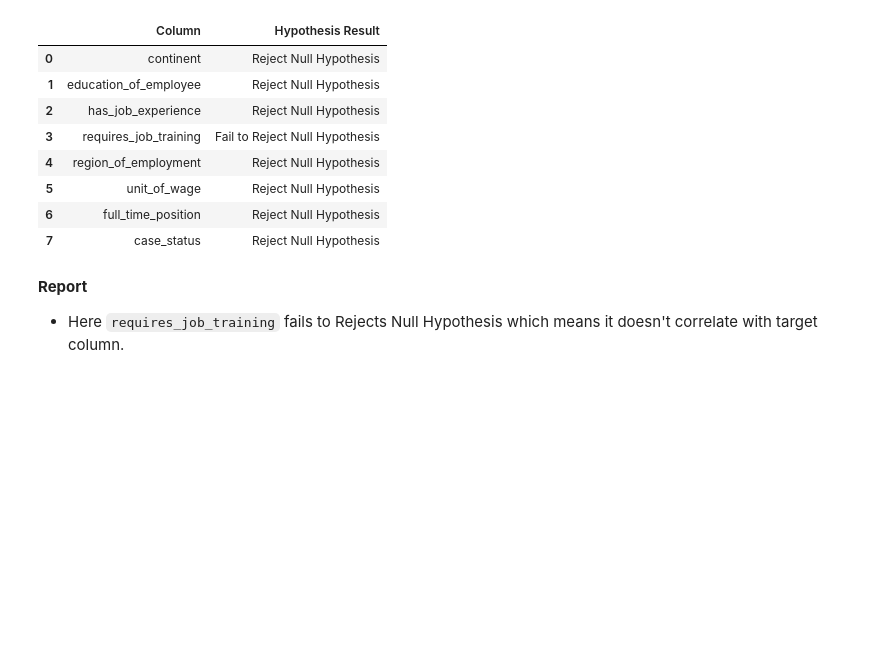
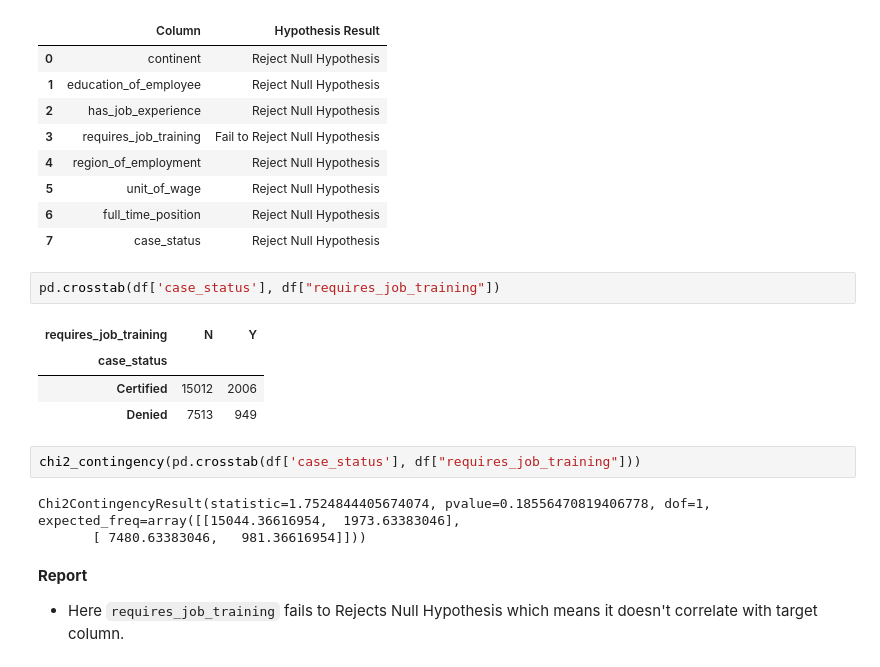
Before and after one commit to msiddhesh/US_VISA_Approval_Analysis, a Jupyter notebook: EDA.ipynb, the cells around one changed output. Cells and saved outputs as stored; diff of their text form; blank space fills up the shorter version.

```diff
--- a/EDA.ipynb
+++ b/EDA.ipynb
@@ -298,6 +298,18 @@ result
 | 5 | unit_of_wage | Reject Null Hypothesis |
 | 6 | full_time_position | Reject Null Hypothesis |
 | 7 | case_status | Reject Null Hypothesis |
+# %%
+pd.crosstab(df['case_status'], df["requires_job_training"])
+# %% [output]
+| requires_job_training | N | Y |
+| case_status |  |  |
+| Certified | 15012 | 2006 |
+| Denied | 7513 | 949 |
+# %%
+chi2_contingency(pd.crosstab(df['case_status'], df["requires_job_training"]))
+# %% [output]
+Chi2ContingencyResult(statistic=1.7524844405674074, pvalue=0.18556470819406778, dof=1, expected_freq=array([[15044.36616954,  1973.63383046],
+       [ 7480.63383046,   981.36616954]]))
 # %% [markdown]
 **Report**
 * Here `requires_job_training` fails to Rejects Null Hypothesis which means it doesn't correlate with target column.
```
Also changed, not shown: parts of 3 cells of this notebook, 1 other file.
